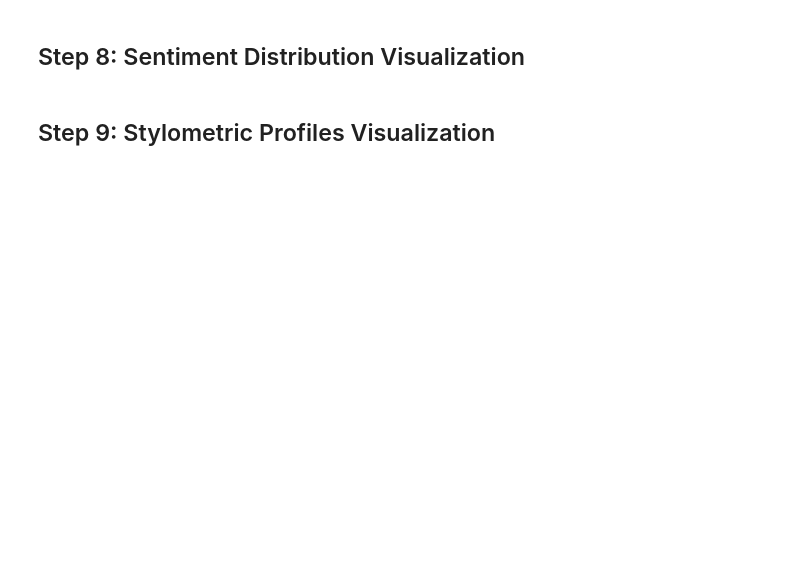
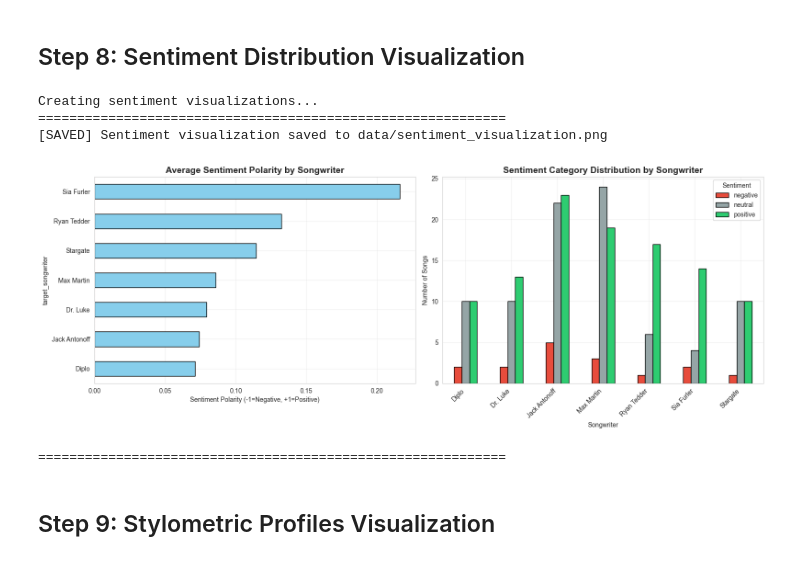
Before and after one commit to Aryaman33/songwriter-style-analysis, a Jupyter notebook: 03_exploratory_analysis.ipynb, the cells around one changed output. Drawn from its saved outputs; the diff is of its cells as text; code cells hidden in the pictures; blank space fills up the shorter version.

```diff
--- a/03_exploratory_analysis.ipynb
+++ b/03_exploratory_analysis.ipynb
@@ -88,6 +109,10 @@ def calculate_stylometric_features(text):
 stylometric_features = df['lyrics_processed'].apply(calculate_stylometric_features)
 stylometric_df = pd.DataFrame(stylometric_features.tolist())
 
+# Drop existing word_count column to avoid conflicts
+if 'word_count' in df.columns:
+    df = df.drop('word_count', axis=1)
+
 # Merge with main dataframe
 df = pd.concat([df, stylometric_df], axis=1)
 
@@ -234,35 +349,42 @@ df.groupby('target_songwriter')['sentiment_polarity'].mean().sort_values().plot(
     kind='barh',
     ax=axes[0],
     color='skyblue',
     edgecolor='black'
 )
 axes[0].set_title('Average Sentiment Polarity by Songwriter', fontsize=14, fontweight='bold')
 axes[0].set_xlabel('Sentiment Polarity (-1=Negative, +1=Positive)')
 axes[0].axvline(x=0, color='red', linestyle='--', alpha=0.5)
 axes[0].grid(True, alpha=0.3)
 
 # Plot 2: Sentiment category distribution
 sentiment_counts = df.groupby(['target_songwriter', 'sentiment_category']).size().unstack(fill_value=0)
 sentiment_counts.plot(
     kind='bar',
     ax=axes[1],
     stacked=False,
     color=['#e74c3c', '#95a5a6', '#2ecc71'],
-    edgecolor='black'
+    edgecolor='black',
+    legend=True
 )
 axes[1].set_title('Sentiment Category Distribution by Songwriter', fontsize=14, fontweight='bold')
 axes[1].set_xlabel('Songwriter')
 axes[1].set_ylabel('Number of Songs')
 axes[1].legend(title='Sentiment', loc='upper right')
-axes[1].tick_params(axis='x', rotation=45)
+axes[1].set_xticklabels(axes[1].get_xticklabels(), rotation=45, ha='right')
 axes[1].grid(True, alpha=0.3)
 
 plt.tight_layout()
 plt.savefig('data/sentiment_visualization.png', dpi=150, bbox_inches='tight')
 print("[SAVED] Sentiment visualization saved to data/sentiment_visualization.png")
 plt.show()
 
 print("\n" + "="*60)
+# %% [output]
+Creating sentiment visualizations...
+============================================================
+[SAVED] Sentiment visualization saved to data/sentiment_visualization.png
+[figure, added]
+============================================================
 # %% [markdown]
 ## Step 9: Stylometric Profiles Visualization
 # %%
```
Also changed, not shown: parts of 9 cells of this notebook, 16 other files.
